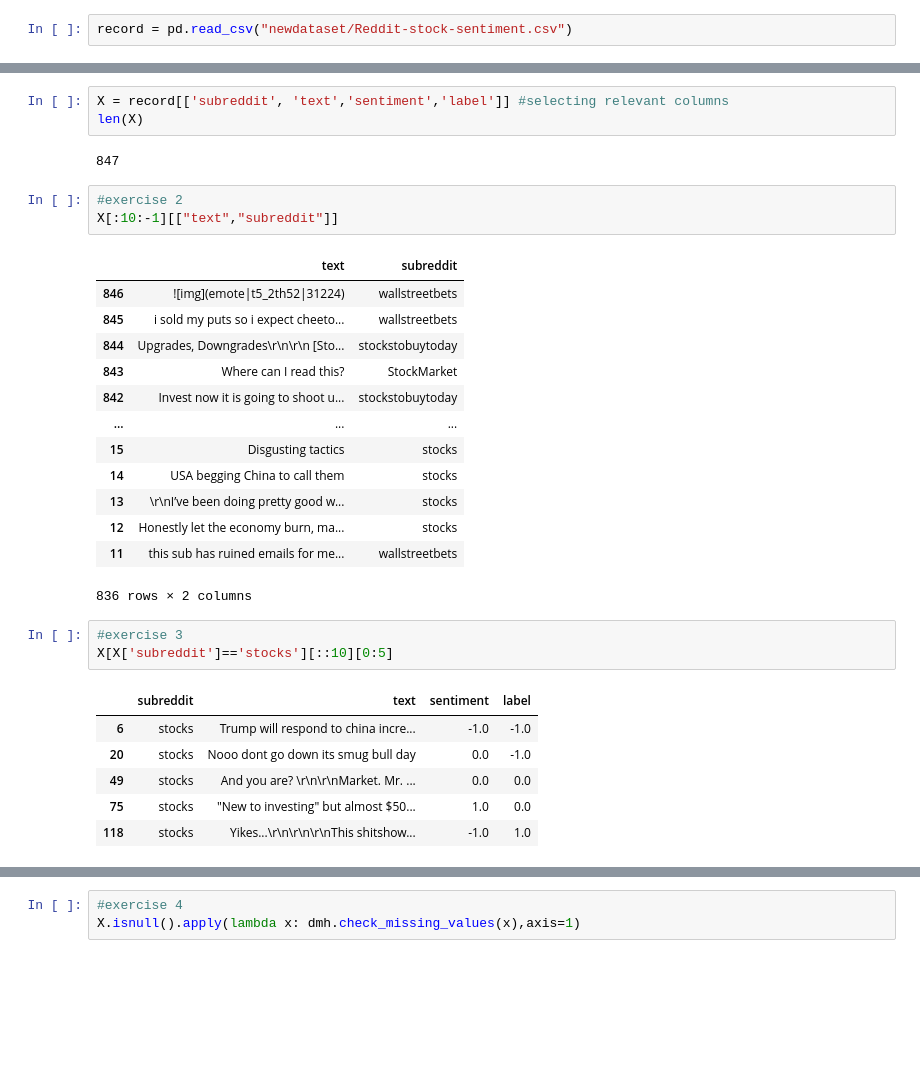
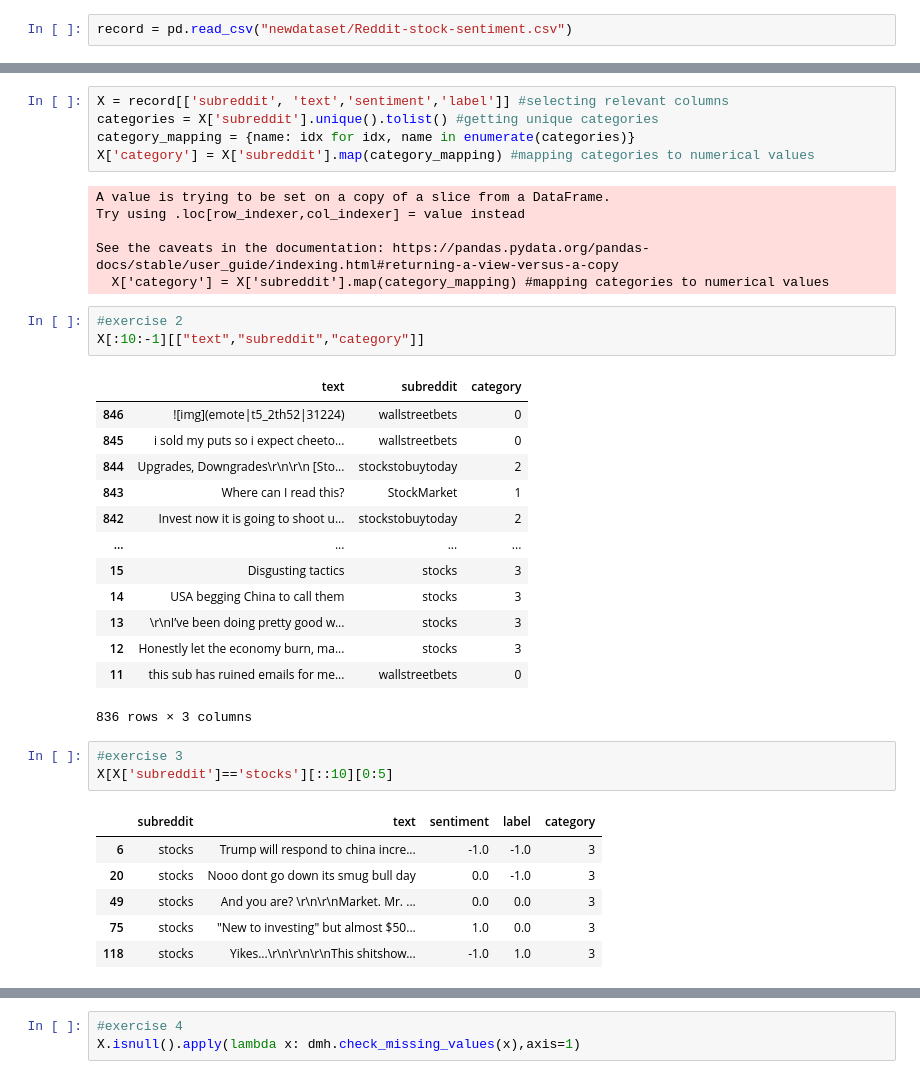
Before and after one commit to hongming1004/DM2025-Lab1-Exercise, a Jupyter notebook: DM2025-Lab1-Homework.ipynb, the cells around one changed output, grey strips where cells are left out. Cells and saved outputs as stored; diff of their text form; blank space fills up the shorter version.

```diff
--- a/DM2025-Lab1-Homework.ipynb
+++ b/DM2025-Lab1-Homework.ipynb
@@ -98,38 +95,44 @@ record.head(3)
 | 0 | comment | 2025-04-11 17:29:56 | mmli62w | wallstreetbets | Retardation is on the menu boys! ... | StickyTip420 | https://i.redd.it/0yq2ftren8ue1.jpeg | 0 | NaN | NaN | ... |
 | 1 | comment | 2025-04-12 1:12:19 | mmnu7v9 | wallstreetbets | Retail giant TARGET has now decli... | Comfortable-Dog-8437 | https://i.redd.it/7tl6puv9waue1.jpeg | -15 | NaN | NaN | ... |
 | 2 | comment | 2025-04-10 15:09:41 | mmeevio | StockMarket | How do you feel about a sitting p... | Btankersly66 | https://apnews.com/article/trump-... | 1 | NaN | NaN | ... |
-# %%
-X = record[['subreddit', 'text','sentiment','label']] #selecting relevant columns
-len(X)
-# %% [output]
-847
+# %%
+X = record[['subreddit', 'text','sentiment','label']] #selecting relevant columns
+categories = X['subreddit'].unique().tolist() #getting unique categories
+category_mapping = {name: idx for idx, name in enumerate(categories)}
+X['category'] = X['subreddit'].map(category_mapping) #mapping categories to numerical values
+# %% [output]
+A value is trying to be set on a copy of a slice from a DataFrame.
+Try using .loc[row_indexer,col_indexer] = value instead
+
+See the caveats in the documentation: https://pandas.pydata.org/pandas-docs/stable/user_guide/indexing.html#returning-a-view-versus-a-copy
+  X['category'] = X['subreddit'].map(category_mapping) #mapping categories to numerical values
 # %%
 #exercise 2
-X[:10:-1][["text","subreddit"]]
+X[:10:-1][["text","subreddit","category"]]
 # %% [output]
-|  | text | subreddit |
-| 846 | ![img](emote|t5_2th52|31224) | wallstreetbets |
-| 845 | i sold my puts so i expect cheeto... | wallstreetbets |
-| 844 | Upgrades, Downgrades\r\n\r\n [Sto... | stockstobuytoday |
-| 843 | Where can I read this? | StockMarket |
-| 842 | Invest now it is going to shoot u... | stockstobuytoday |
-| ... | ... | ... |
-| 15 | Disgusting tactics | stocks |
-| 14 | USA begging China to call them | stocks |
-| 13 | \r\nI’ve been doing pretty good w... | stocks |
-| 12 | Honestly let the economy burn, ma... | stocks |
-| 11 | this sub has ruined emails for me... | wallstreetbets |
+|  | text | subreddit | category |
+| 846 | ![img](emote|t5_2th52|31224) | wallstreetbets | 0 |
+| 845 | i sold my puts so i expect cheeto... | wallstreetbets | 0 |
+| 844 | Upgrades, Downgrades\r\n\r\n [Sto... | stockstobuytoday | 2 |
+| 843 | Where can I read this? | StockMarket | 1 |
+| 842 | Invest now it is going to shoot u... | stockstobuytoday | 2 |
+| ... | ... | ... | ... |
+| 15 | Disgusting tactics | stocks | 3 |
+| 14 | USA begging China to call them | stocks | 3 |
+| 13 | \r\nI’ve been doing pretty good w... | stocks | 3 |
+| 12 | Honestly let the economy burn, ma... | stocks | 3 |
+| 11 | this sub has ruined emails for me... | wallstreetbets | 0 |
-836 rows × 2 columns
+836 rows × 3 columns
 # %%
 #exercise 3
 X[X['subreddit']=='stocks'][::10][0:5]
 # %% [output]
-|  | subreddit | text | sentiment | label |
-| 6 | stocks | Trump will respond to china incre... | -1.0 | -1.0 |
-| 20 | stocks | Nooo dont go down its smug bull day | 0.0 | -1.0 |
-| 49 | stocks | And you are? \r\n\r\nMarket. Mr. ... | 0.0 | 0.0 |
-| 75 | stocks | "New to investing" but almost $50... | 1.0 | 0.0 |
-| 118 | stocks | Yikes...\r\n\r\n\r\nThis shitshow... | -1.0 | 1.0 |
+|  | subreddit | text | sentiment | label | category |
+| 6 | stocks | Trump will respond to china incre... | -1.0 | -1.0 | 3 |
+| 20 | stocks | Nooo dont go down its smug bull day | 0.0 | -1.0 | 3 |
+| 49 | stocks | And you are? \r\n\r\nMarket. Mr. ... | 0.0 | 0.0 | 3 |
+| 75 | stocks | "New to investing" but almost $50... | 1.0 | 0.0 | 3 |
+| 118 | stocks | Yikes...\r\n\r\n\r\nThis shitshow... | -1.0 | 1.0 | 3 |
 # %%
 import helpers.data_mining_helpers as dmh
 X.isnull().apply(lambda x: dmh.check_missing_values(x))
```
Also changed, not shown: parts of 16 cells of this notebook, 1 other file.
